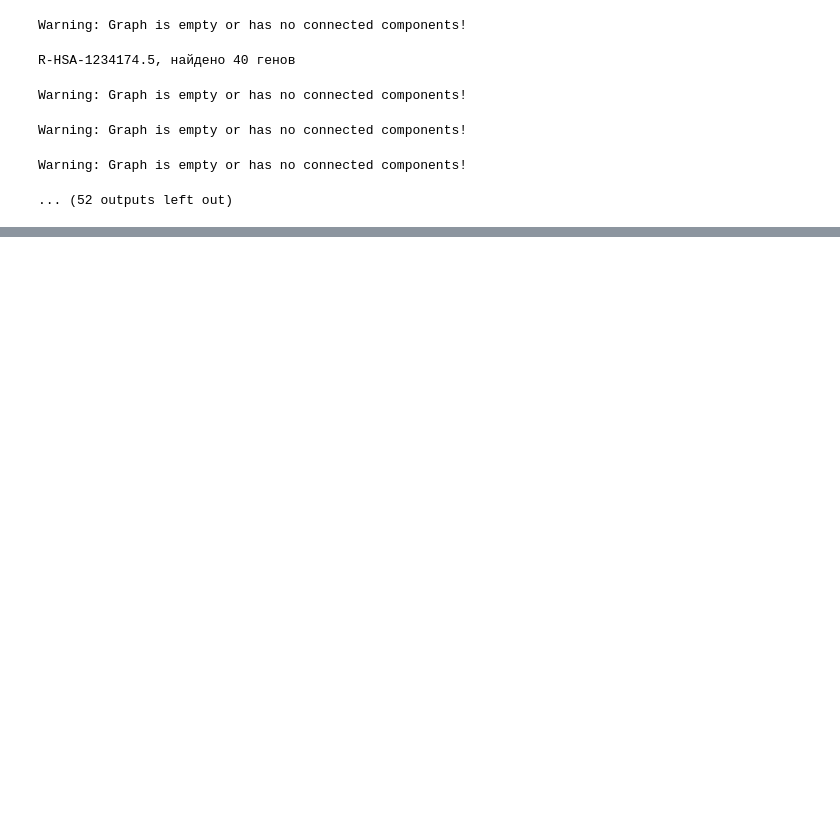
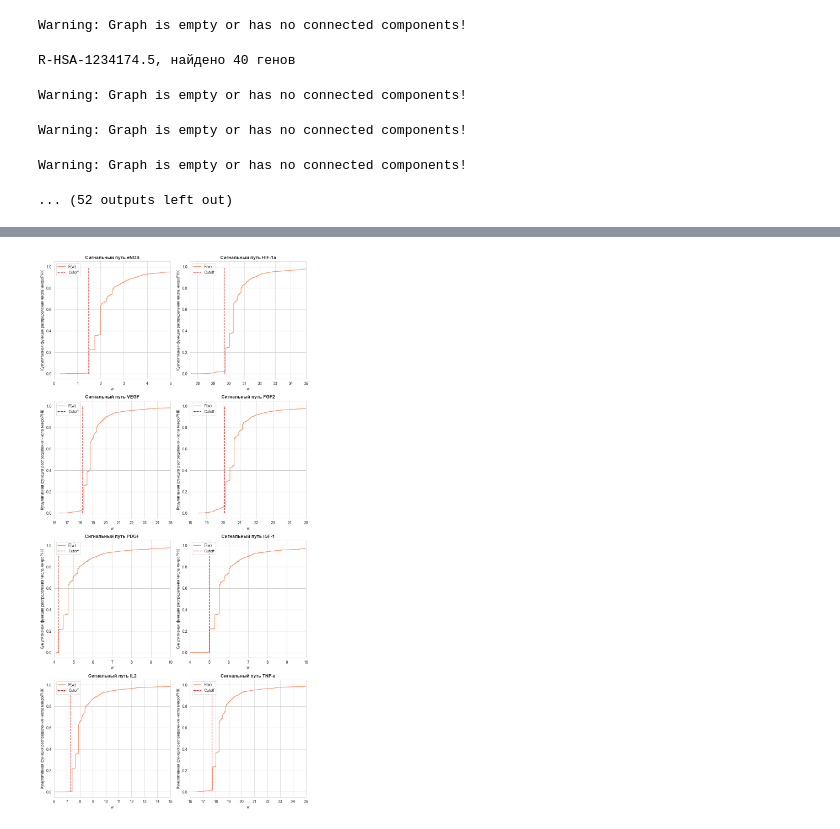
Before and after one commit to GJOsmak/miRNA_Assignment_problem, a Jupyter notebook: main_script.ipynb, the cells around one changed output, grey strips where cells are left out. Saved outputs shown, nothing was run; the diff lists cells and outputs as text; code cells hidden in the pictures; blank space fills up the shorter version.

```diff
--- a/main_script.ipynb
+++ b/main_script.ipynb
@@ -198,0 +316,60 @@ Total assignment cost: 5.06
+# %%
+paths = dict.fromkeys(path_ids)
+paths[path_ids[0]] = 1.49
+paths[path_ids[1]] = 29.7
+paths[path_ids[2]] = 18.2
+paths[path_ids[3]] = 20.1
+paths[path_ids[4]] = 4.2
+paths[path_ids[5]] = 4.99
+paths[path_ids[6]] = 7.3
+paths[path_ids[7]] = 17.7
+
+x_limits = dict.fromkeys(path_ids)
+x_limits[path_ids[0]] = (0, 5)
+x_limits[path_ids[1]] = (27.5, 35)
+x_limits[path_ids[2]] = (16, 25)
+x_limits[path_ids[3]] = (18, 25)
+x_limits[path_ids[4]] = (4, 10)
+x_limits[path_ids[5]] = (4, 10)
+x_limits[path_ids[6]] = (6, 15)
+x_limits[path_ids[7]] = (16, 25)
+
+# Создаём фигуру с 8 подграфиками (2 строки × 4 столбца)
+fig, axes = plt.subplots(4, 2, figsize=(10, 21))
+axes = axes.flatten()  # Преобразуем в плоский массив для удобства
+
+# Перебираем пути и строим графики
+for i, (path, ax) in enumerate(zip(paths.keys(), axes)):
+    # Получаем данные для текущего пути (исключаем значения >= 900)
+    data = np.array([v for k, v in result[path].items() if v < 900])
+    n = len(data)
+
+    if n == 0:
+        print(f"Нет данных для пути {path} (все значения >= 900)")
+        continue
+
+    # Сортируем данные для ECDF
+    x = np.sort(data)
+    y = np.arange(1, n+1) / n
+
+    # Строим ECDF
+    ax.step(x, y, where='post', label='F(w)', **line_param)
+
+    # Добавляем вертикальную линию
+    vertical_jump = paths[path]
+    ax.vlines(vertical_jump, 0, 1, colors='red', linestyles='dashed', label='Cutoff')
+
+    # Настройки графика
+    ax.set_title(pathway_names[path], **title_param)
+    ax.set_xlabel('w', **label_param)
+    ax.set_ylabel('Кумулятивная функция распределения числа микроРНК', **label_param)
+    ax.set_xlim(x_limits[path][0], x_limits[path][1])
+    ax.legend()
+    ax.grid(True)
+
+plt.tight_layout(rect=[0, 0, 1, 0.97])
+plt.savefig(FIG_DIST+"Figure3.TIFF", dpi=300, format='tiff')  # <-- Сохранение
+plt.savefig(FIG_DIST+"Figure3.png", dpi=300, format='png')  # <-- Сохранение
+plt.show()
+# %% [output]
+[figure, added]
```
Also changed, not shown: parts of 13 cells of this notebook, 26 other files.
